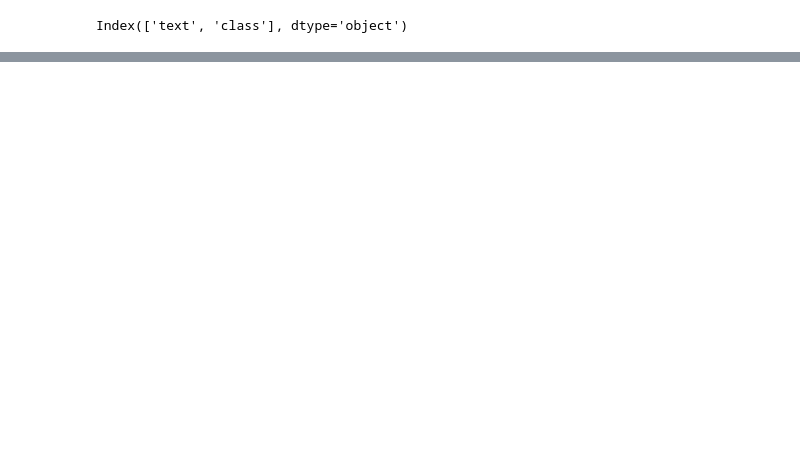
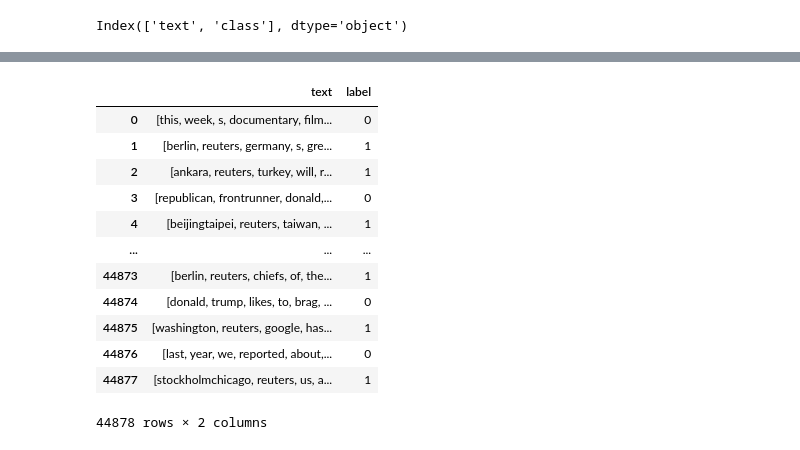
Before and after one commit to penscola/Misinformation-Prediction, a Jupyter notebook: notebook/misinformation.ipynb, the cells around one changed output, grey strips where cells are left out. Drawn from its saved outputs; the diff is of its cells as text; code cells hidden in the pictures; blank space fills up the shorter version.

```diff
--- a/notebook/misinformation.ipynb
+++ b/notebook/misinformation.ipynb
@@ -206 +220,17 @@ data['text'] = data['text'].apply(wordopt)
+# %%
+data
+# %% [output]
+|  | text | label |
+| 0 | [this, week, s, documentary, film... | 0 |
+| 1 | [berlin, reuters, germany, s, gre... | 1 |
+| 2 | [ankara, reuters, turkey, will, r... | 1 |
+| 3 | [republican, frontrunner, donald,... | 0 |
+| 4 | [beijingtaipei, reuters, taiwan, ... | 1 |
+| ... | ... | ... |
+| 44873 | [berlin, reuters, chiefs, of, the... | 1 |
+| 44874 | [donald, trump, likes, to, brag, ... | 0 |
+| 44875 | [washington, reuters, google, has... | 1 |
+| 44876 | [last, year, we, reported, about,... | 0 |
+| 44877 | [stockholmchicago, reuters, us, a... | 1 |
+44878 rows × 2 columns
 # %%
```
Also changed, not shown: parts of 26 cells of this notebook.
